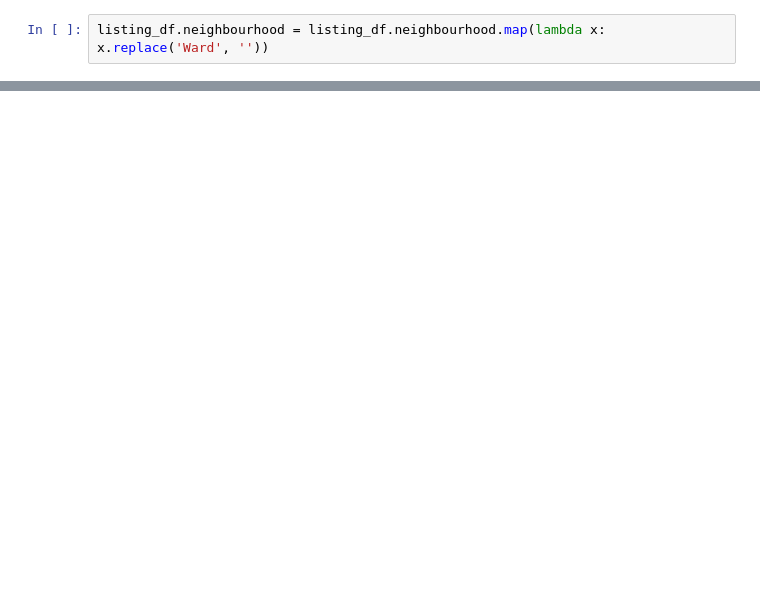
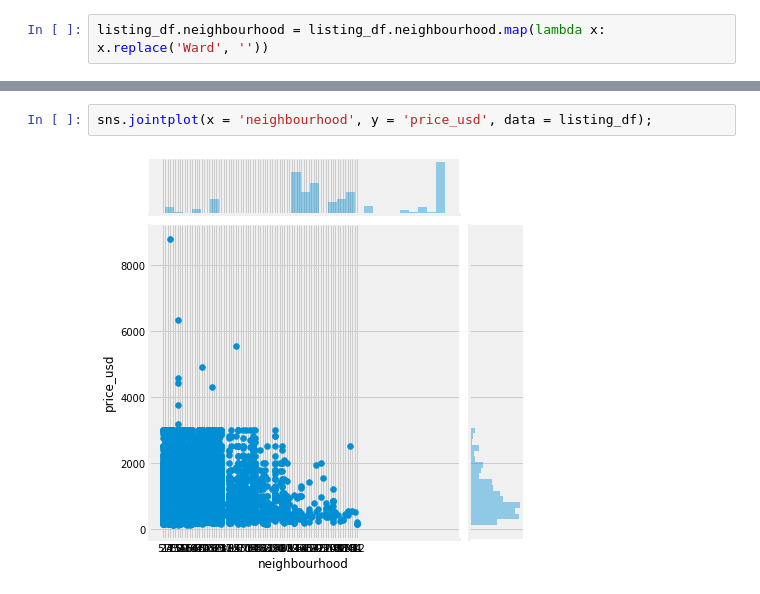
Before and after one commit to dolcikey/Cape_Town_AirBNB, a Jupyter notebook: SouthAfricaAirBNB.ipynb, the cells around one changed output, grey strips where cells are left out. Saved outputs shown, nothing was run; the diff lists cells and outputs as text; blank space fills up the shorter version.

```diff
--- a/SouthAfricaAirBNB.ipynb
+++ b/SouthAfricaAirBNB.ipynb
@@ -179,0 +267,4 @@ Index(['id', 'name', 'host_id', 'host_name', 'neighbourhood_group',
+# %%
+sns.jointplot(x = 'neighbourhood', y = 'price_usd', data = listing_df);
+# %% [output]
+[figure, added]
```
Also changed, not shown: parts of 56 cells of this notebook.
